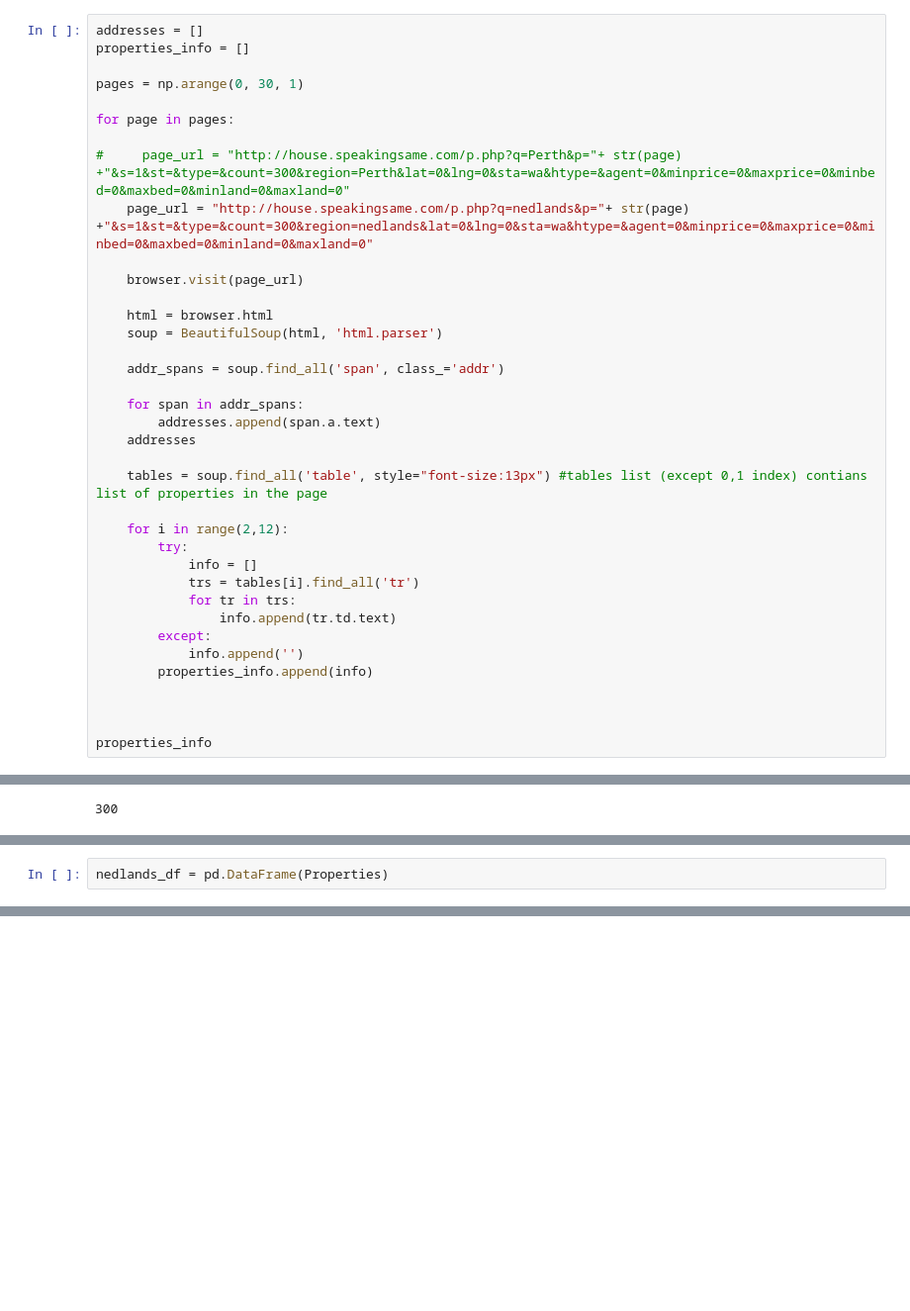
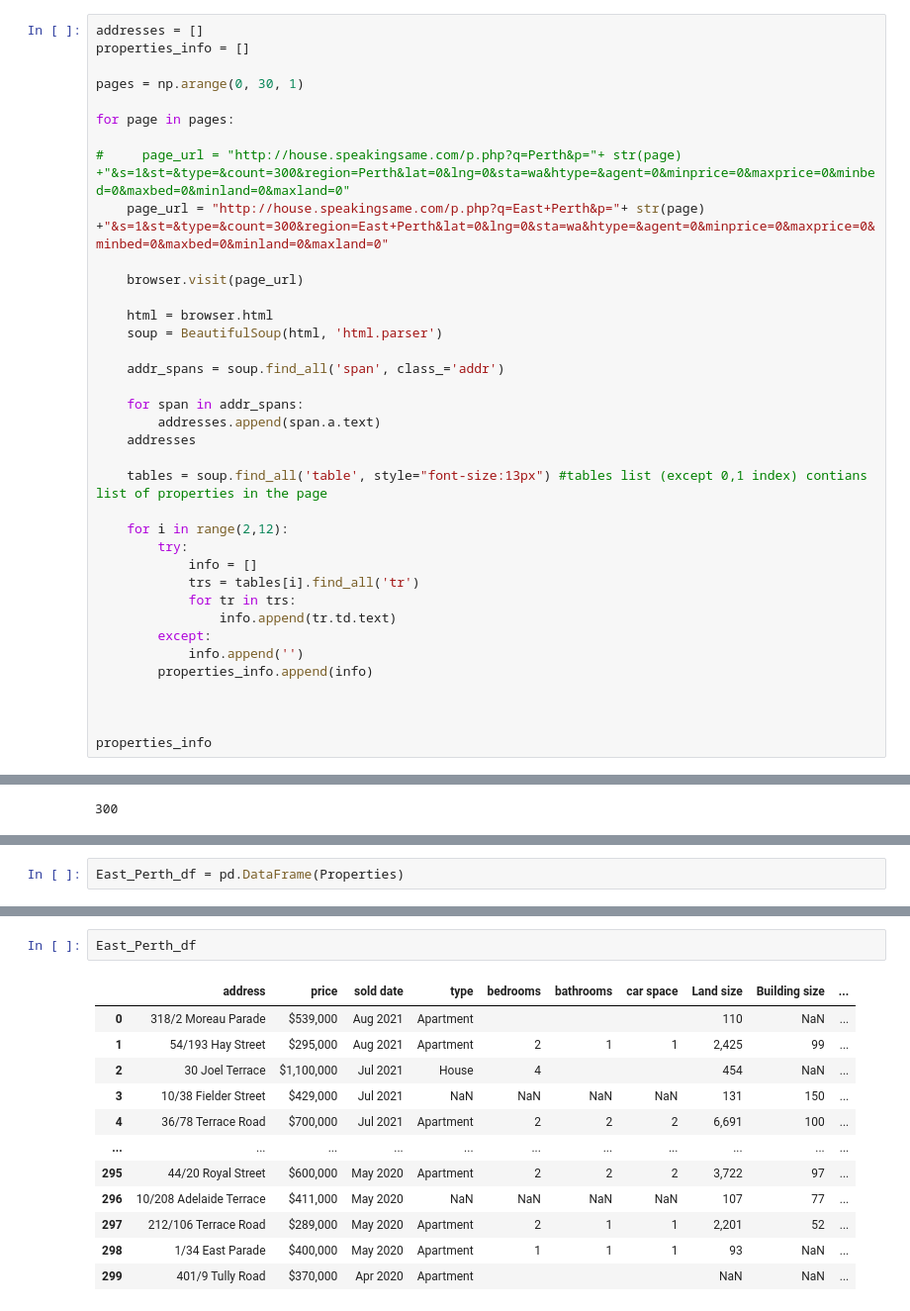
Before and after one commit to helenamin/Perth-City-Properties, a Jupyter notebook: Scrape.ipynb, the cells around one changed output, grey strips where cells are left out. Shown at 99% size. Drawn from its saved outputs; the diff is of its cells as text; blank space fills up the shorter version.

Commit message:
scraped East Perth

```diff
--- a/Scrape.ipynb
+++ b/Scrape.ipynb
@@ -29,7 +29,7 @@ pages = np.arange(0, 30, 1)
 for page in pages:
 
 #     page_url = "http://house.speakingsame.com/p.php?q=Perth&p="+ str(page) +"&s=1&st=&type=&count=300&region=Perth&lat=0&lng=0&sta=wa&htype=&agent=0&minprice=0&maxprice=0&minbed=0&maxbed=0&minland=0&maxland=0"
-    page_url = "http://house.speakingsame.com/p.php?q=nedlands&p="+ str(page) +"&s=1&st=&type=&count=300&region=nedlands&lat=0&lng=0&sta=wa&htype=&agent=0&minprice=0&maxprice=0&minbed=0&maxbed=0&minland=0&maxland=0"
+    page_url = "http://house.speakingsame.com/p.php?q=East+Perth&p="+ str(page) +"&s=1&st=&type=&count=300&region=East+Perth&lat=0&lng=0&sta=wa&htype=&agent=0&minprice=0&maxprice=0&minbed=0&maxbed=0&minland=0&maxland=0"
 
     browser.visit(page_url)
 
@@ -143,2 +161,2 @@ len(Properties)
 # %%
-nedlands_df = pd.DataFrame(Properties)
+East_Perth_df = pd.DataFrame(Properties)
@@ -160,0 +163,15 @@ nedlands_df
+# %%
+East_Perth_df
+# %% [output]
+|  | address | price | sold date | type | bedrooms | bathrooms | car space | Land size | Building size | ... |
+| 0 | 318/2 Moreau Parade | $539,000 | Aug 2021 | Apartment |  |  |  | 110 | NaN | ... |
+| 1 | 54/193 Hay Street | $295,000 | Aug 2021 | Apartment | 2 | 1 | 1 | 2,425 | 99 | ... |
+| 2 | 30 Joel Terrace | $1,100,000 | Jul 2021 | House | 4 |  |  | 454 | NaN | ... |
+| 3 | 10/38 Fielder Street | $429,000 | Jul 2021 | NaN | NaN | NaN | NaN | 131 | 150 | ... |
+| 4 | 36/78 Terrace Road | $700,000 | Jul 2021 | Apartment | 2 | 2 | 2 | 6,691 | 100 | ... |
+| ... | ... | ... | ... | ... | ... | ... | ... | ... | ... | ... |
+| 295 | 44/20 Royal Street | $600,000 | May 2020 | Apartment | 2 | 2 | 2 | 3,722 | 97 | ... |
+| 296 | 10/208 Adelaide Terrace | $411,000 | May 2020 | NaN | NaN | NaN | NaN | 107 | 77 | ... |
+| 297 | 212/106 Terrace Road | $289,000 | May 2020 | Apartment | 2 | 1 | 1 | 2,201 | 52 | ... |
+| 298 | 1/34 East Parade | $400,000 | May 2020 | Apartment | 1 | 1 | 1 | 93 | NaN | ... |
+| 299 | 401/9 Tully Road | $370,000 | Apr 2020 | Apartment |  |  |  | NaN | NaN | ... |
```
Also changed, not shown: parts of 8 cells of this notebook, 1 other file.
